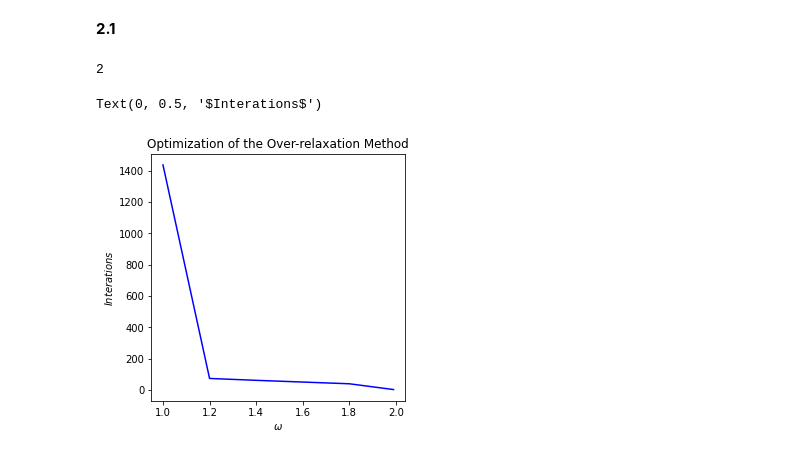
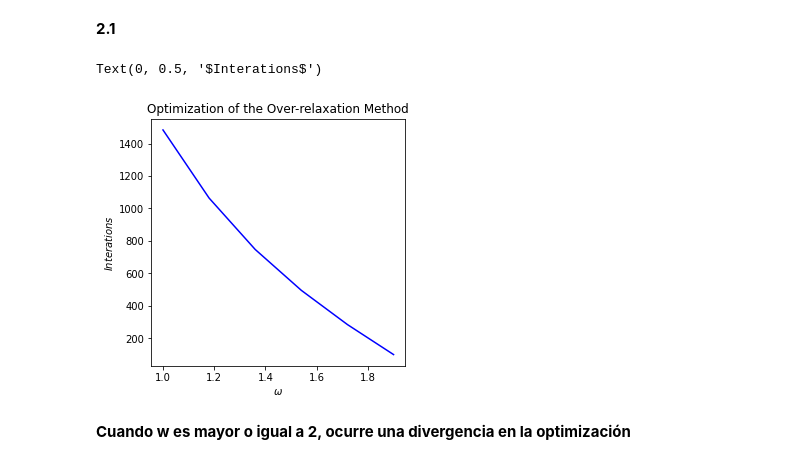
Before and after one commit to Grupo-Metodos-Johan-y-Benjamin/Semana8, a Jupyter notebook: Semana8_JohanGarcia_BenjaminMuñoz.ipynb, the cells around one changed output. Drawn from its saved outputs; the diff is of its cells as text; code cells hidden in the pictures.

```diff
--- a/Semana8_JohanGarcia_BenjaminMuñoz.ipynb
+++ b/Semana8_JohanGarcia_BenjaminMuñoz.ipynb
@@ -83,8 +83,8 @@ import matplotlib as mpl
 from tqdm import tqdm
 
 # Discretizamos el espacio
-Xmin, Xmax, NpointsX = 0.,40.,71
-Ymin, Ymax, NpointsY = 0.,40.,71
+Xmin, Xmax, NpointsX = 0.,40.,51
+Ymin, Ymax, NpointsY = 0.,40.,51
 
 x = np.linspace(Xmin,Xmax,NpointsX)
 y = np.linspace(Xmin,Xmax,NpointsY)
@@ -112,46 +112,47 @@ def InitT():
 
     T[:,0] = h3(x)
     T[:,-1] = h4(x)
 
     return T
-def GetRelaxation(T, Nit = int(1e5), omega = 1.3, tolerancia = 1e-2):
+def GetRelaxation(T, omega):
 
     itmax = 0
 
-    for it in tqdm( range(Nit) ):
+    for it in tqdm( range(int(1e5)) ):
 
         dmax = 0.
 
         for i in range(1, len(x)-1):
             for j in range(1, len(y)-1):
                 tmp = 0.25*( T[i+1,j] + T[i-1,j] + T[i,j+1] + T[i,j-1] )
-                r = (tmp - T[i,j]) # Calculo la distancia entre j y j-1
+                r = (tmp - T[i,j])
 
-                T[i,j] += omega*r # Actualizar la matriz
+                T[i,j] += omega*r
 
                 if np.abs(r) > dmax:
                     dmax = r
 
-        if np.abs(dmax) < tolerancia:
+        if np.abs(dmax) < 1e-3:
             itmax = it
             break
 
     return itmax
+omegas = np.linspace(1.,1.9,6)
+its = []
 
-T = InitT()
-v = [1.,1.2,1.4,1.6,1.8,1.99]
+for i in range(0,len(omegas)):
+    T = InitT()
+    itmax = GetRelaxation(T, omega=omegas[i])
+    its.append(itmax)
+
 fig = plt.figure(figsize=(10,10))
 ax = fig.add_subplot(2,2,1)
-its = []
-for  i in v:
-    itmax = GetRelaxation(T, omega = i)
-    its.append(itmax)
-print(itmax)
-ax.plot(v,its,'b')
+ax.plot(omegas,its,'b')
 ax.set_title('Optimization of the Over-relaxation Method')
 ax.set_xlabel('$\omega$', fontsize=10)
 ax.set_ylabel('$Interations$', fontsize=10)
 # %% [output]
-2
+Text(0, 0.5, '$Interations$')
-Text(0, 0.5, '$Interations$')
-[figure, old version]
+[figure, new version]
+# %% [markdown]
+**Cuando w es mayor o igual a 2, ocurre una divergencia en la optimización**
```
